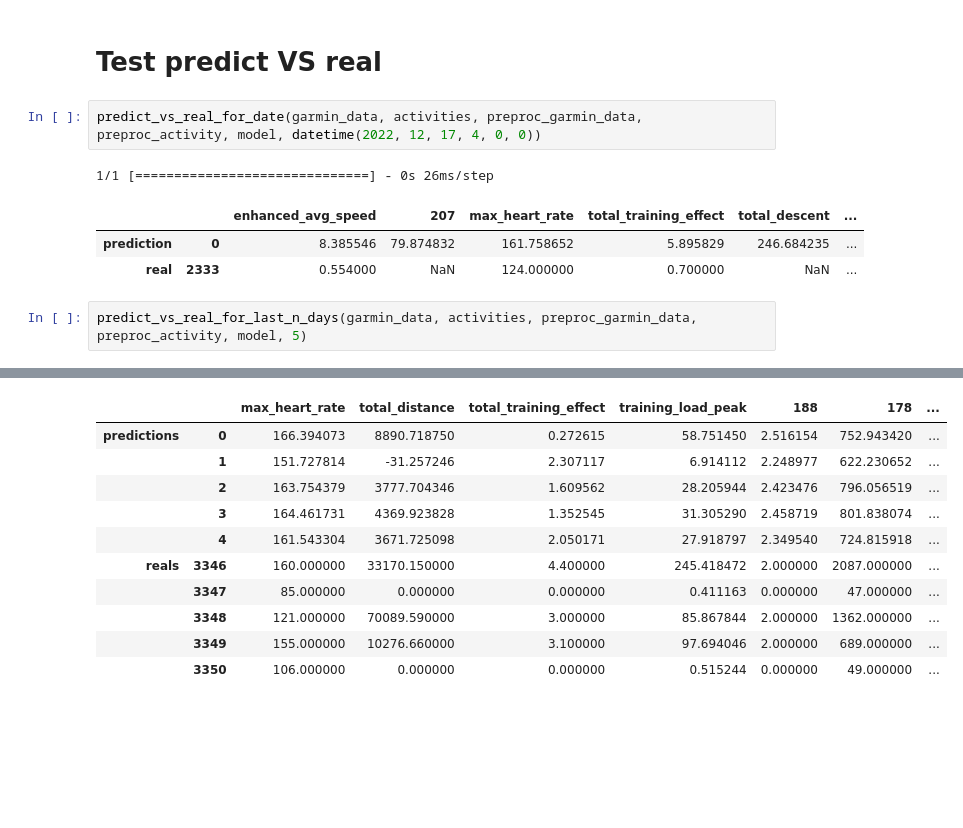
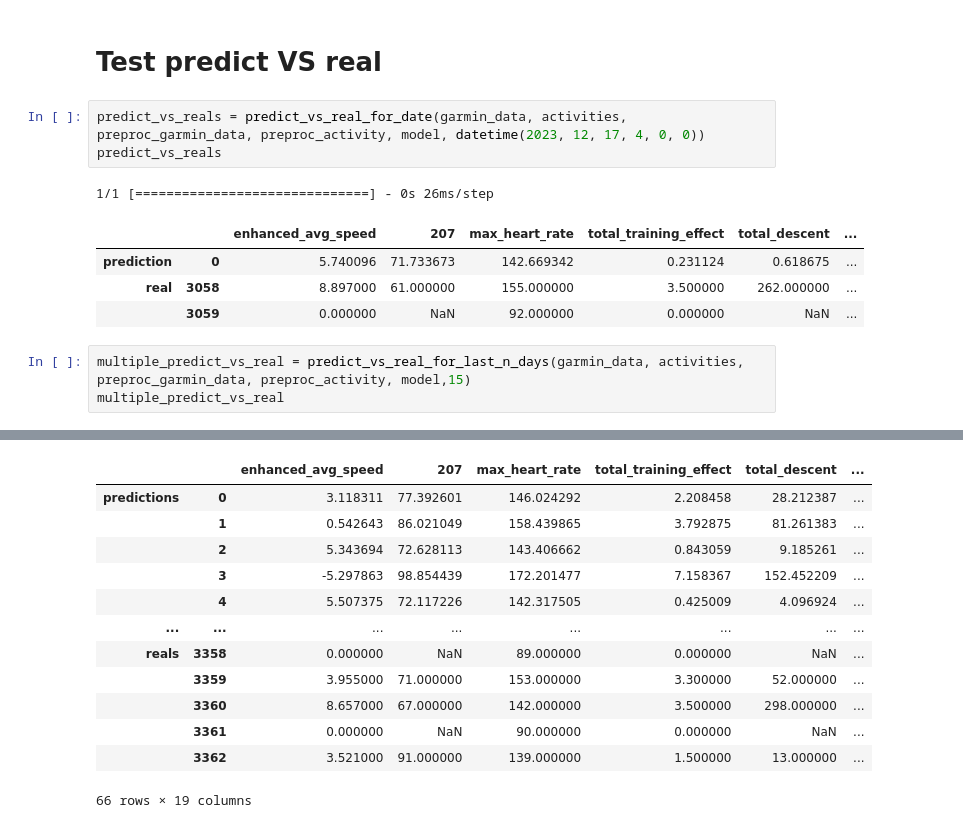
Before and after one commit to nicblanc/overcome-tomorrow, a Jupyter notebook: notebooks/create_test_model.ipynb, the cells around one changed output, grey strips where cells are left out. Drawn from its saved outputs; the diff is of its cells as text; blank space fills up the shorter version.

```diff
--- a/notebooks/create_test_model.ipynb
+++ b/notebooks/create_test_model.ipynb
@@ -768,12 +812,15 @@ hours
 
 # Test predict VS real
 # %%
-predict_vs_real_for_date(garmin_data, activities, preproc_garmin_data, preproc_activity, model, datetime(2022, 12, 17, 4, 0, 0))
+predict_vs_reals = predict_vs_real_for_date(garmin_data, activities, preproc_garmin_data, preproc_activity, model, datetime(2023, 12, 17, 4, 0, 0))
+predict_vs_reals
 # %% [output]
 1/1 [==============================] - 0s 26ms/step
 |  |  | enhanced_avg_speed | 207 | max_heart_rate | total_training_effect | total_descent | ... |
-| prediction | 0 | 8.385546 | 79.874832 | 161.758652 | 5.895829 | 246.684235 | ... |
-| real | 2333 | 0.554000 | NaN | 124.000000 | 0.700000 | NaN | ... |
+| prediction | 0 | 5.740096 | 71.733673 | 142.669342 | 0.231124 | 0.618675 | ... |
+| real | 3058 | 8.897000 | 61.000000 | 155.000000 | 3.500000 | 262.000000 | ... |
+|  | 3059 | 0.000000 | NaN | 92.000000 | 0.000000 | NaN | ... |
 # %%
-predict_vs_real_for_last_n_days(garmin_data, activities, preproc_garmin_data, preproc_activity, model, 5)
+multiple_predict_vs_real = predict_vs_real_for_last_n_days(garmin_data, activities, preproc_garmin_data, preproc_activity, model,15)
+multiple_predict_vs_real
 # %% [output]
@@ -781,11 +828,13 @@ predict_vs_real_for_last_n_days(garmin_data, activities, preproc_garmin_data, pr
-|  |  | max_heart_rate | total_distance | total_training_effect | training_load_peak | 188 | 178 | ... |
-| predictions | 0 | 166.394073 | 8890.718750 | 0.272615 | 58.751450 | 2.516154 | 752.943420 | ... |
-|  | 1 | 151.727814 | -31.257246 | 2.307117 | 6.914112 | 2.248977 | 622.230652 | ... |
-|  | 2 | 163.754379 | 3777.704346 | 1.609562 | 28.205944 | 2.423476 | 796.056519 | ... |
-|  | 3 | 164.461731 | 4369.923828 | 1.352545 | 31.305290 | 2.458719 | 801.838074 | ... |
-|  | 4 | 161.543304 | 3671.725098 | 2.050171 | 27.918797 | 2.349540 | 724.815918 | ... |
-| reals | 3346 | 160.000000 | 33170.150000 | 4.400000 | 245.418472 | 2.000000 | 2087.000000 | ... |
-|  | 3347 | 85.000000 | 0.000000 | 0.000000 | 0.411163 | 0.000000 | 47.000000 | ... |
-|  | 3348 | 121.000000 | 70089.590000 | 3.000000 | 85.867844 | 2.000000 | 1362.000000 | ... |
-|  | 3349 | 155.000000 | 10276.660000 | 3.100000 | 97.694046 | 2.000000 | 689.000000 | ... |
-|  | 3350 | 106.000000 | 0.000000 | 0.000000 | 0.515244 | 0.000000 | 49.000000 | ... |
+|  |  | enhanced_avg_speed | 207 | max_heart_rate | total_training_effect | total_descent | ... |
+| predictions | 0 | 3.118311 | 77.392601 | 146.024292 | 2.208458 | 28.212387 | ... |
+|  | 1 | 0.542643 | 86.021049 | 158.439865 | 3.792875 | 81.261383 | ... |
+|  | 2 | 5.343694 | 72.628113 | 143.406662 | 0.843059 | 9.185261 | ... |
+|  | 3 | -5.297863 | 98.854439 | 172.201477 | 7.158367 | 152.452209 | ... |
+|  | 4 | 5.507375 | 72.117226 | 142.317505 | 0.425009 | 4.096924 | ... |
+| ... | ... | ... | ... | ... | ... | ... | ... |
+| reals | 3358 | 0.000000 | NaN | 89.000000 | 0.000000 | NaN | ... |
+|  | 3359 | 3.955000 | 71.000000 | 153.000000 | 3.300000 | 52.000000 | ... |
+|  | 3360 | 8.657000 | 67.000000 | 142.000000 | 3.500000 | 298.000000 | ... |
+|  | 3361 | 0.000000 | NaN | 90.000000 | 0.000000 | NaN | ... |
+|  | 3362 | 3.521000 | 91.000000 | 139.000000 | 1.500000 | 13.000000 | ... |
+66 rows × 19 columns
```
Also changed, not shown: parts of 6 cells of this notebook, 3 other files.
